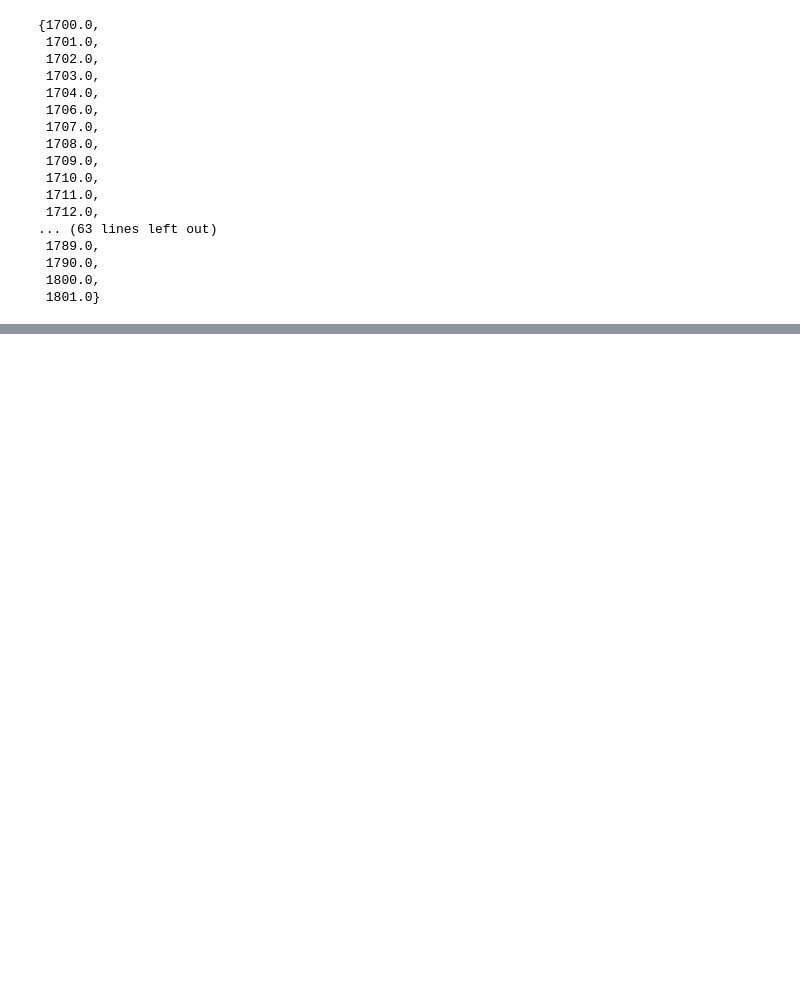
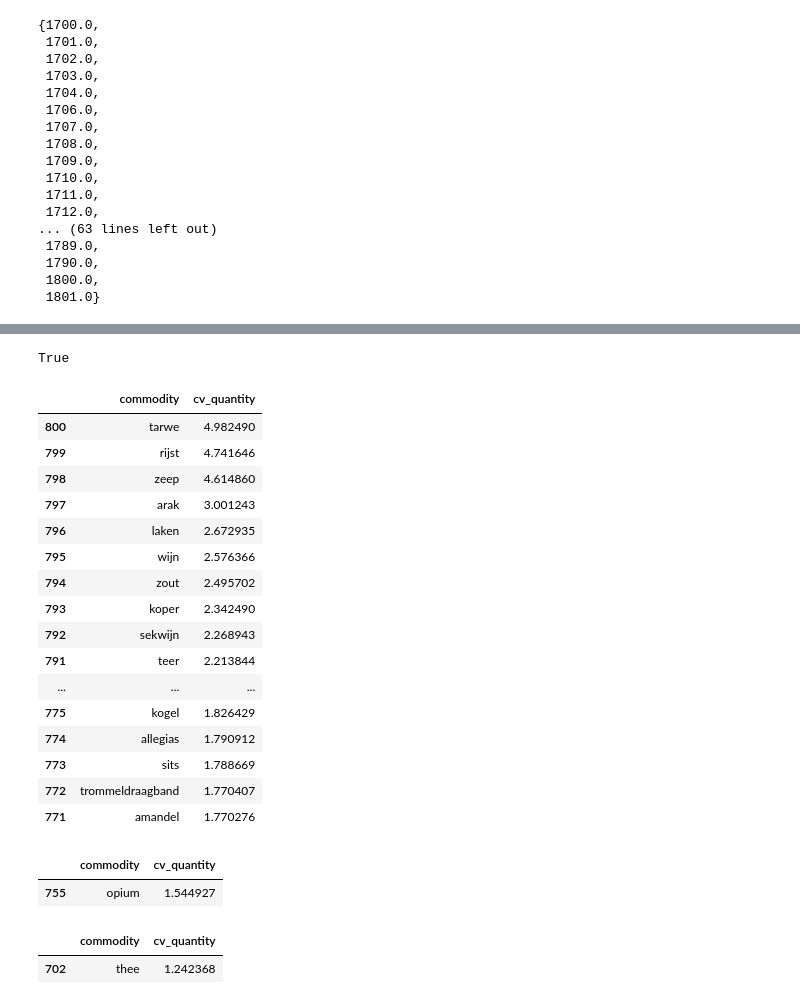
Before and after one commit to vera-pro/unstable-commodities, a Jupyter notebook: Shipping stability.ipynb, the cells around one changed output, grey strips where cells are left out. Cells and saved outputs as stored; diff of their text form; code cells hidden in the pictures; blank space fills up the shorter version.

```diff
--- a/Shipping stability.ipynb
+++ b/Shipping stability.ipynb
@@ -219,2 +345,6 @@ df_grouped
+# %%
+'gewicht' in commodities_labels_set
+# %% [output]
+True
 # %%
 df_volatility = df_grouped.groupby('commodity')['cv_quantity'].mean().reset_index()
@@ -243,0 +351,32 @@ sorted(set(bkb_data['product']['naam'].tolist())) # all different commodities sh
+# %%
+df_volatility = df_volatility.sort_values('cv_quantity').reset_index().drop('index',axis=1)
+# %%
+df_volatility.tail(30)[::-1]
+# %% [output]
+|  | commodity | cv_quantity |
+| 800 | tarwe | 4.982490 |
+| 799 | rijst | 4.741646 |
+| 798 | zeep | 4.614860 |
+| 797 | arak | 3.001243 |
+| 796 | laken | 2.672935 |
+| 795 | wijn | 2.576366 |
+| 794 | zout | 2.495702 |
+| 793 | koper | 2.342490 |
+| 792 | sekwijn | 2.268943 |
+| 791 | teer | 2.213844 |
+| ... | ... | ... |
+| 775 | kogel | 1.826429 |
+| 774 | allegias | 1.790912 |
+| 773 | sits | 1.788669 |
+| 772 | trommeldraagband | 1.770407 |
+| 771 | amandel | 1.770276 |
+# %%
+df_volatility[df_volatility['commodity']=='opium']
+# %% [output]
+|  | commodity | cv_quantity |
+| 755 | opium | 1.544927 |
+# %%
+df_volatility[df_volatility['commodity']=='thee']
+# %% [output]
+|  | commodity | cv_quantity |
+| 702 | thee | 1.242368 |
```
Also changed, not shown: parts of 25 cells of this notebook.
